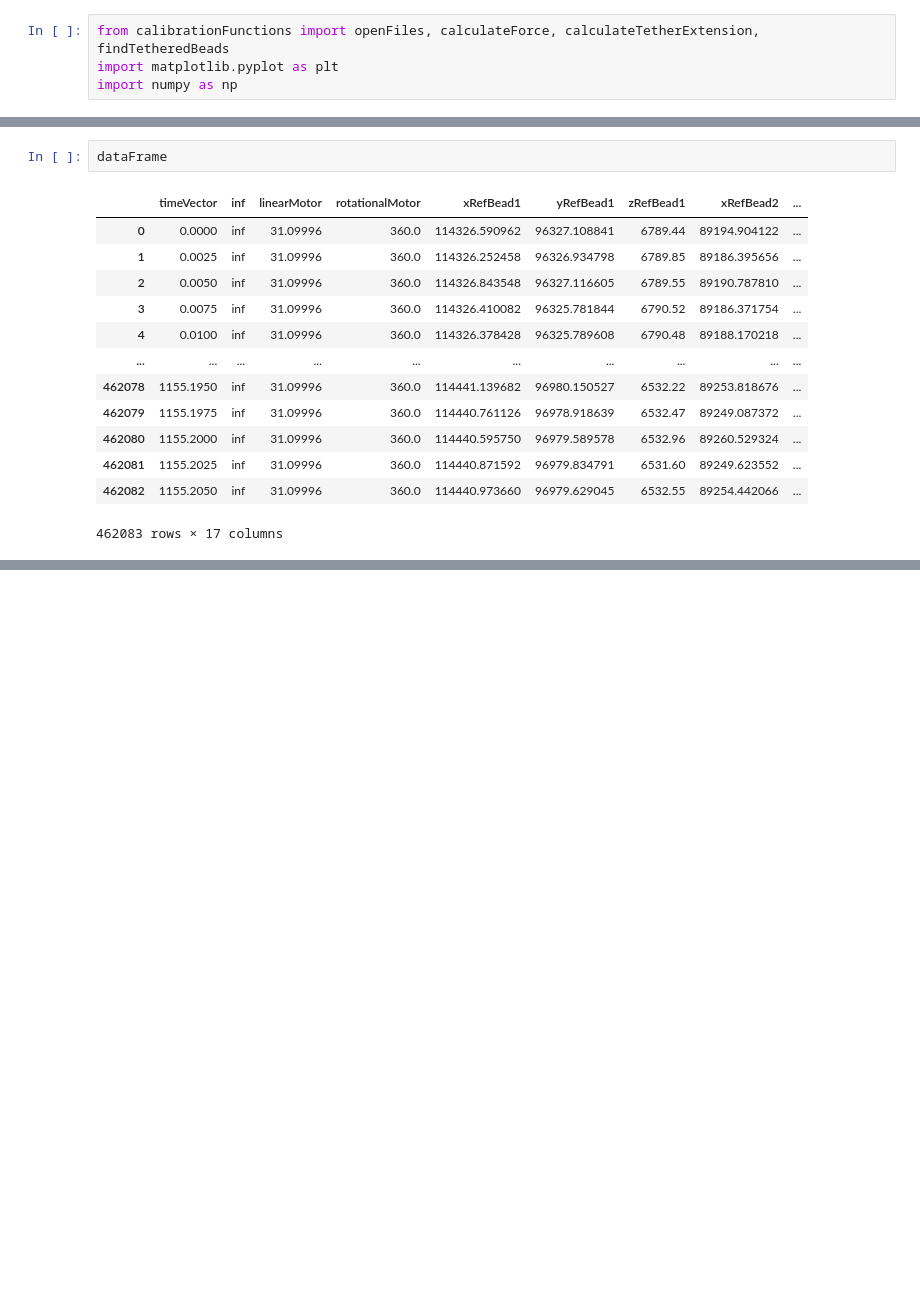
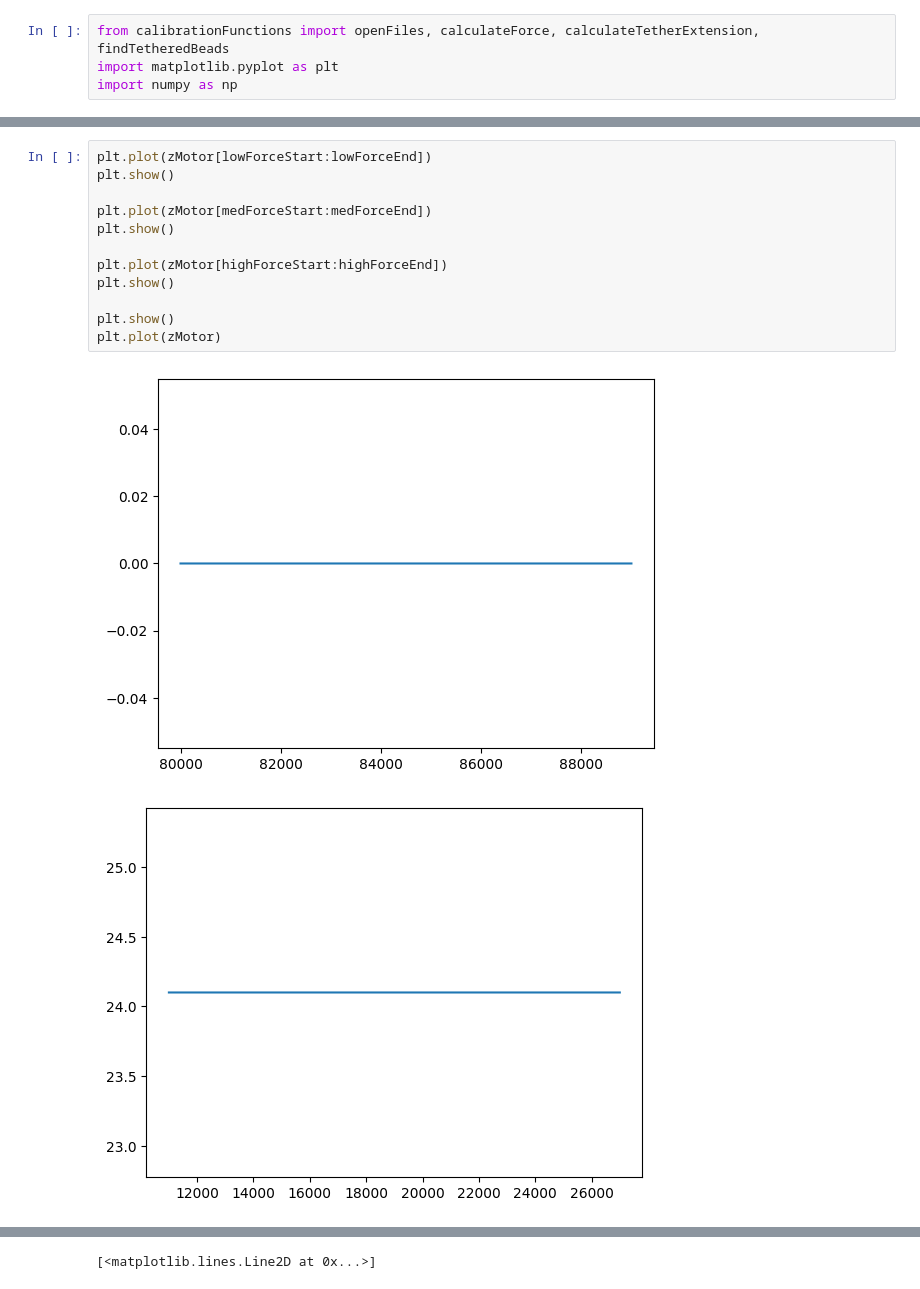
Before and after one commit to cmaddry/Magnetic-Tweezers, a Jupyter notebook: Scripts/dec19.ipynb, the cells around one changed output, grey strips where cells are left out. Drawn from its saved outputs; the diff is of its cells as text; blank space fills up the shorter version.

```diff
--- a/Scripts/dec19.ipynb
+++ b/Scripts/dec19.ipynb
@@ -83,16 +70,15 @@ plt.show()
-# %%
-dataFrame
-# %% [output]
-|  | timeVector | inf | linearMotor | rotationalMotor | xRefBead1 | yRefBead1 | zRefBead1 | xRefBead2 | ... |
-| 0 | 0.0000 | inf | 31.09996 | 360.0 | 114326.590962 | 96327.108841 | 6789.44 | 89194.904122 | ... |
-| 1 | 0.0025 | inf | 31.09996 | 360.0 | 114326.252458 | 96326.934798 | 6789.85 | 89186.395656 | ... |
-| 2 | 0.0050 | inf | 31.09996 | 360.0 | 114326.843548 | 96327.116605 | 6789.55 | 89190.787810 | ... |
-| 3 | 0.0075 | inf | 31.09996 | 360.0 | 114326.410082 | 96325.781844 | 6790.52 | 89186.371754 | ... |
-| 4 | 0.0100 | inf | 31.09996 | 360.0 | 114326.378428 | 96325.789608 | 6790.48 | 89188.170218 | ... |
-| ... | ... | ... | ... | ... | ... | ... | ... | ... | ... |
-| 462078 | 1155.1950 | inf | 31.09996 | 360.0 | 114441.139682 | 96980.150527 | 6532.22 | 89253.818676 | ... |
-| 462079 | 1155.1975 | inf | 31.09996 | 360.0 | 114440.761126 | 96978.918639 | 6532.47 | 89249.087372 | ... |
-| 462080 | 1155.2000 | inf | 31.09996 | 360.0 | 114440.595750 | 96979.589578 | 6532.96 | 89260.529324 | ... |
-| 462081 | 1155.2025 | inf | 31.09996 | 360.0 | 114440.871592 | 96979.834791 | 6531.60 | 89249.623552 | ... |
-| 462082 | 1155.2050 | inf | 31.09996 | 360.0 | 114440.973660 | 96979.629045 | 6532.55 | 89254.442066 | ... |
-462083 rows × 17 columns
+# %%
+plt.plot(zMotor[lowForceStart:lowForceEnd])
+plt.show()
+
+plt.plot(zMotor[medForceStart:medForceEnd])
+plt.show()
+
+plt.plot(zMotor[highForceStart:highForceEnd])
+plt.show()
+
+plt.show()
+plt.plot(zMotor)
+# %% [output]
+[figure, added]
+[figure, added]
@@ -98,0 +86 @@ dataFrame
+[<matplotlib.lines.Line2D at 0x...>]
```
Also changed, not shown: parts of 5 cells of this notebook, 3 other files.
